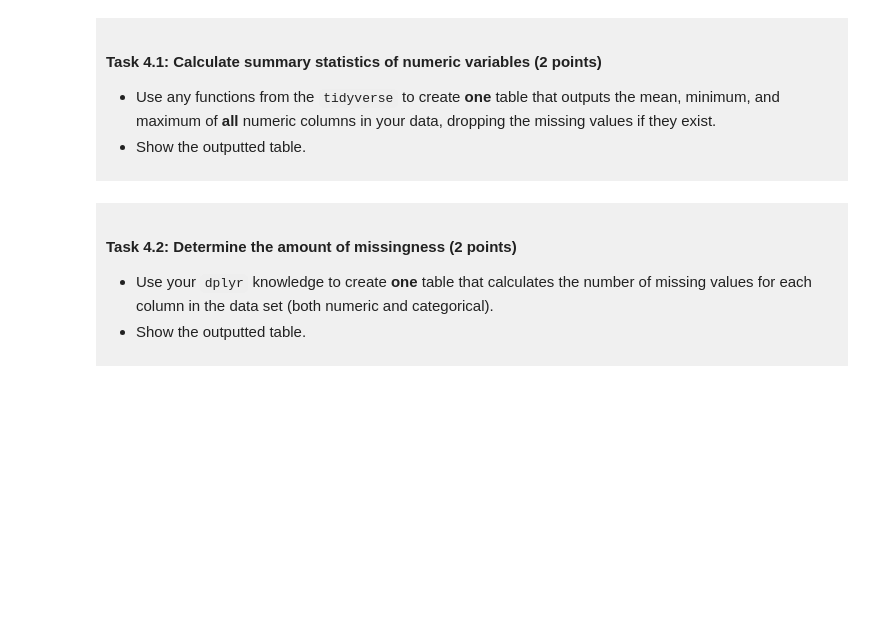
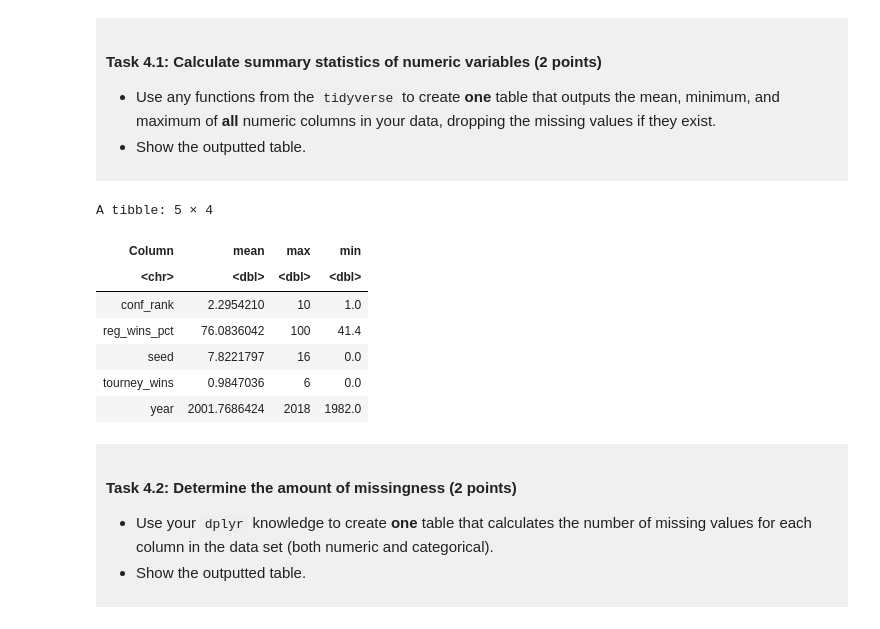
Before and after one commit to Ewan-Magus/dsci-100-project-ewan-magus, a Jupyter notebook: dsci-100-project-notebook.ipynb, the cells around one changed output. Cells and saved outputs as stored; diff of their text form; code cells hidden in the pictures; blank space fills up the shorter version.

```diff
--- a/dsci-100-project-notebook.ipynb
+++ b/dsci-100-project-notebook.ipynb
@@ -280,7 +280,30 @@ You will refine your research question (if needed) and produce a tidy data set.
 
 </div>
 # %%
-### EDIT THIS CODE CELL ###
+#Isolates the numeric collums present in data, then combines them into two collums (Variables and Values and groups them by variable
+numeric_mm_data <- march_madness_tidy |>
+    select(year, seed, conf_rank, reg_wins_pct, tourney_wins) |>
+    pivot_longer(cols = c(year, seed, conf_rank, reg_wins_pct, tourney_wins),
+                 names_to = "Column",
+                 values_to = "Value") |>
+    group_by(Column)
+
+#Finds the mean, min and max of each original collumn
+summary_numeric <- numeric_mm_data |>
+    summarize(
+        mean = mean(Value, na.rm = TRUE),
+        max = max(Value, na.rm = TRUE),
+        min = min(Value, na.rm = TRUE))
+summary_numeric
+# %% [output]
+A tibble: 5 × 4
+| Column | mean | max | min |
+| <chr> | <dbl> | <dbl> | <dbl> |
+| conf_rank | 2.2954210 | 10 | 1.0 |
+| reg_wins_pct | 76.0836042 | 100 | 41.4 |
+| seed | 7.8221797 | 16 | 0.0 |
+| tourney_wins | 0.9847036 | 6 | 0.0 |
+| year | 2001.7686424 | 2018 | 1982.0 |
 # %% [markdown]
 <div style="background-color: #f0f0f0; padding: 10px;">
 
```
Also changed, not shown: parts of 1 cell of this notebook.
